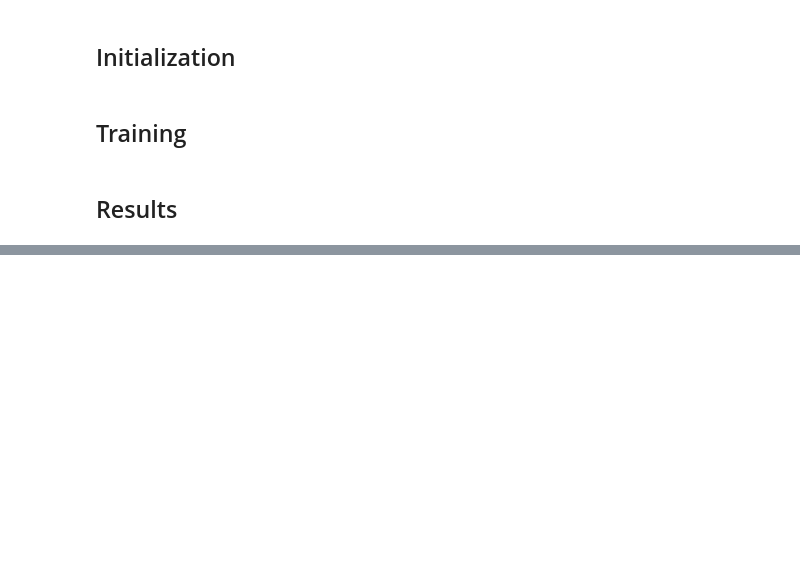
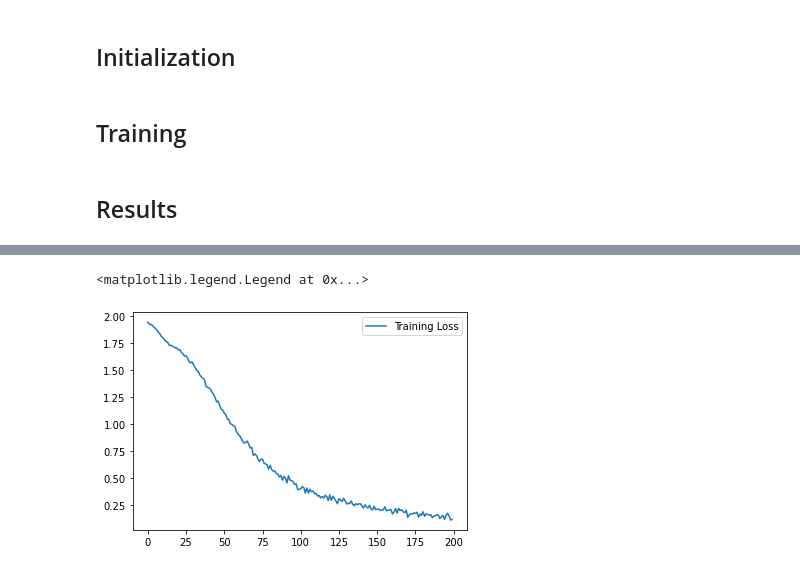
Before and after one commit to ispamm/DistributedGCN, a Jupyter notebook: DistributedGCN.ipynb, the cells around one changed output, grey strips where cells are left out. Drawn from its saved outputs; the diff is of its cells as text; code cells hidden in the pictures; blank space fills up the shorter version.

```diff
--- a/DistributedGCN.ipynb
+++ b/DistributedGCN.ipynb
@@ -40,8 +43,10 @@ output_size = onp.max(y) + 1
 # %% [markdown]
 ## Network
 # %%
-N_agents = 6
-P = 0.75
+N_agents = 10
+P = 0.5
+lr = 0.007
+iters = 200
 key = r.PRNGKey(42)
 # %%
 def check_connected(M_agents):
@@ -203,7 +219,7 @@ params = init_params_dist(key)
 agents_opts = []
 agents_opts_states = []
 for i in range(N_agents):
-    agents_opts.append(optimizers.adam(1e-3))
+    agents_opts.append(optimizers.adam(lr))
     agents_opts_states.append(agents_opts[i][0](params[i]))
 # %% [markdown]
 ## Training
@@ -249,0 +265,6 @@ Best epoch:195, Best Accuracy:0.6679999828338623
+# %%
+plt.plot(results['tr_loss'], label="Training Loss")
+plt.legend()
+# %% [output]
+<matplotlib.legend.Legend at 0x...>
+[figure, added]
```
Also changed, not shown: parts of 10 cells of this notebook, 1 other file.
